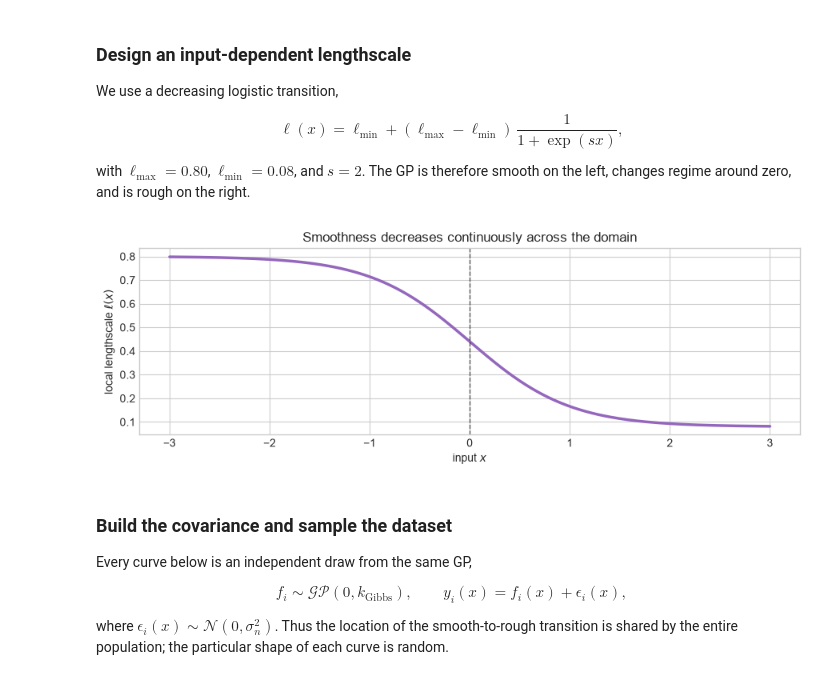
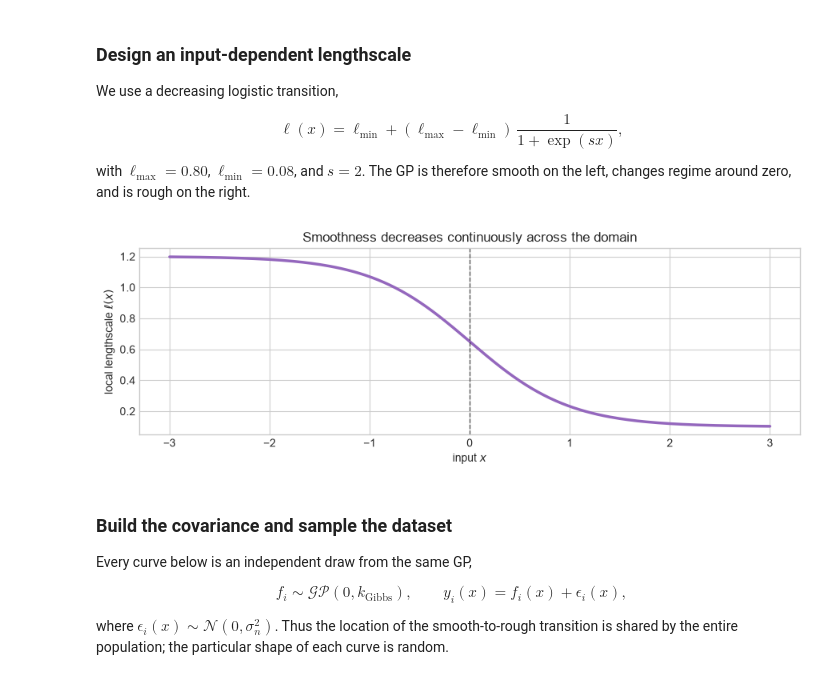
Before and after one commit to OLMOS-PM/GPPS_2026, a Jupyter notebook: 5-gp_nonstationary_kernels.ipynb, the cells around one changed output. Drawn from its saved outputs; the diff is of its cells as text; code cells hidden in the pictures.

```diff
--- a/5-gp_nonstationary_kernels.ipynb
+++ b/5-gp_nonstationary_kernels.ipynb
@@ -73,27 +73,27 @@ with $\ell_{\max}=0.80$, $\ell_{\min}=0.08$, and $s=2$. The GP is therefore smoo
 # %%
 n_points = 200
 x = np.linspace(-3.0, 3.0, n_points)
 
-ell_min = 0.08
-ell_max = 0.80
+ell_min = 0.1
+ell_max = 1.2
 transition_steepness = 2.0
 signal_std = 1.0
 noise_std = 0.03
 
 def lengthscale_function(x):
     return ell_min + (ell_max - ell_min) / (1.0 + np.exp(transition_steepness * x))
 
 local_lengthscale = lengthscale_function(x)
 
 fig, ax = plt.subplots(figsize=(9, 3.2))
 ax.plot(x, local_lengthscale, linewidth=2.5, color="tab:purple")
 ax.axvline(0.0, color="black", linewidth=1, linestyle="--", alpha=0.6)
 ax.set(xlabel=r"input $x$", ylabel=r"local lengthscale $\ell(x)$",
        title="Smoothness decreases continuously across the domain")
 fig.tight_layout()
 plt.show()
 # %% [output]
-[figure, old version]
+[figure, new version]
 # %% [markdown]
 ### Build the covariance and sample the dataset
 
```
Also changed, not shown: parts of 23 cells of this notebook.
